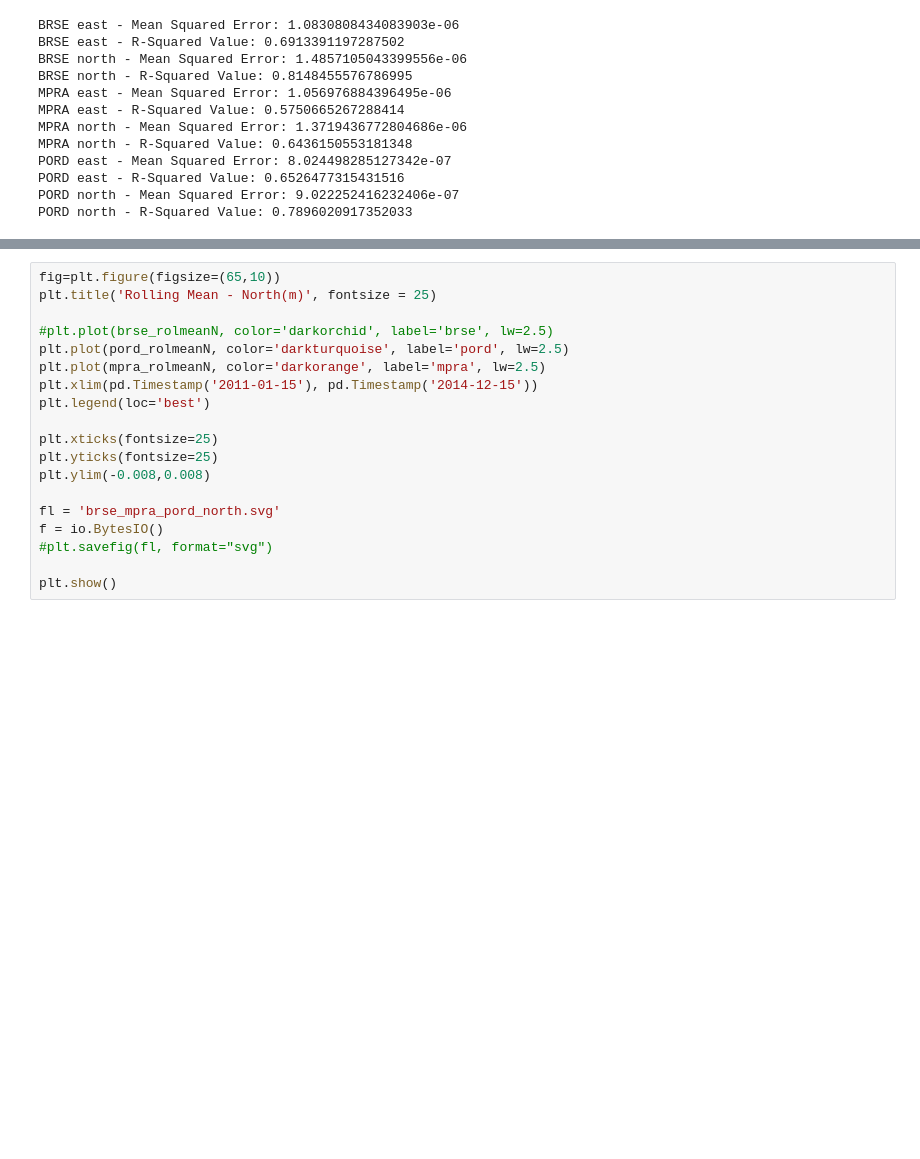
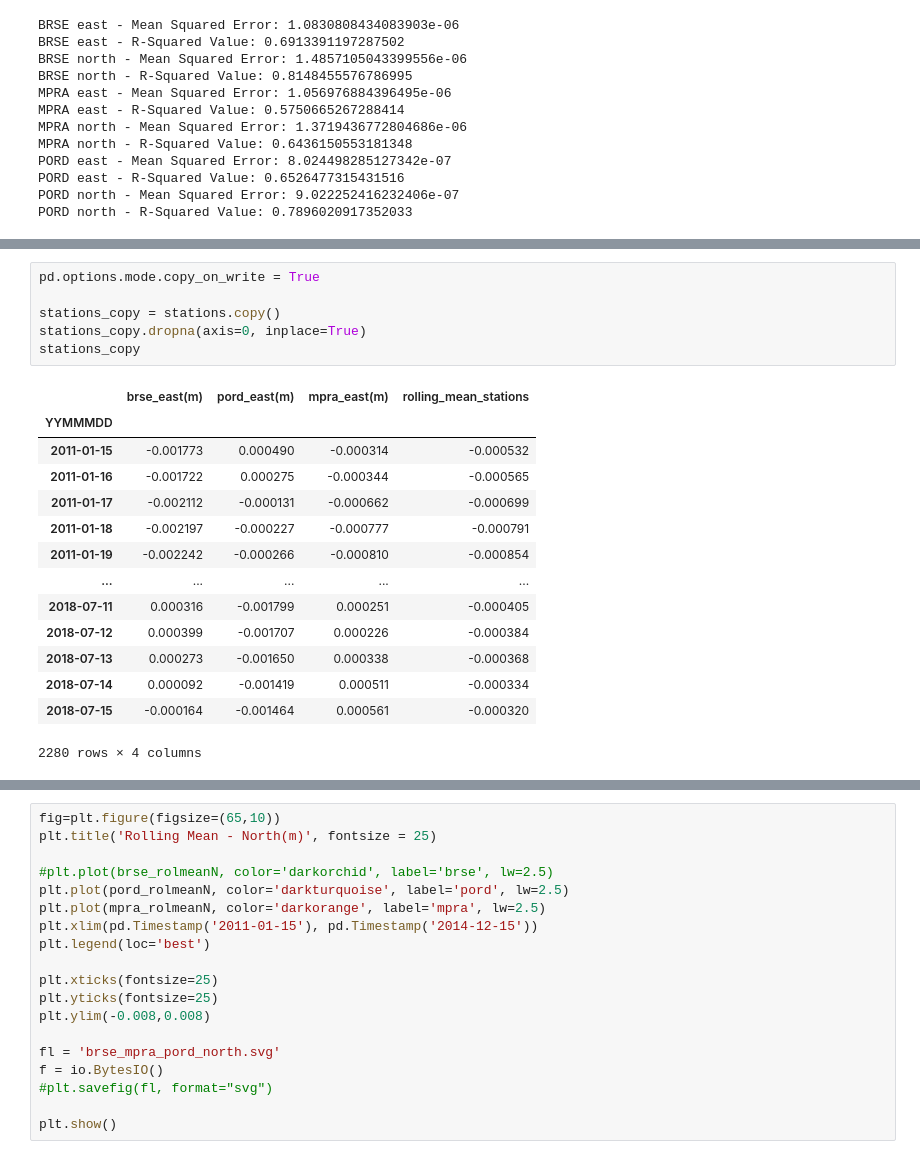
Before and after one commit to Rafaelaboliver/Time-Series-Analysis, a Jupyter notebook: Cansiglio Plateau + Classical Karst/Untitled1.ipynb, the cells around one changed output, grey strips where cells are left out. Drawn from its saved outputs; the diff is of its cells as text; blank space fills up the shorter version.

```diff
--- a/Cansiglio Plateau + Classical Karst/Untitled1.ipynb
+++ b/Cansiglio Plateau + Classical Karst/Untitled1.ipynb
@@ -668,0 +661,21 @@ plt.show()
+# %%
+pd.options.mode.copy_on_write = True
+
+stations_copy = stations.copy()
+stations_copy.dropna(axis=0, inplace=True)
+stations_copy
+# %% [output]
+|  | brse_east(m) | pord_east(m) | mpra_east(m) | rolling_mean_stations |
+| YYMMMDD |  |  |  |  |
+| 2011-01-15 | -0.001773 | 0.000490 | -0.000314 | -0.000532 |
+| 2011-01-16 | -0.001722 | 0.000275 | -0.000344 | -0.000565 |
+| 2011-01-17 | -0.002112 | -0.000131 | -0.000662 | -0.000699 |
+| 2011-01-18 | -0.002197 | -0.000227 | -0.000777 | -0.000791 |
+| 2011-01-19 | -0.002242 | -0.000266 | -0.000810 | -0.000854 |
+| ... | ... | ... | ... | ... |
+| 2018-07-11 | 0.000316 | -0.001799 | 0.000251 | -0.000405 |
+| 2018-07-12 | 0.000399 | -0.001707 | 0.000226 | -0.000384 |
+| 2018-07-13 | 0.000273 | -0.001650 | 0.000338 | -0.000368 |
+| 2018-07-14 | 0.000092 | -0.001419 | 0.000511 | -0.000334 |
+| 2018-07-15 | -0.000164 | -0.001464 | 0.000561 | -0.000320 |
+2280 rows × 4 columns
```
Also changed, not shown: parts of 24 cells of this notebook, 5 other files.
